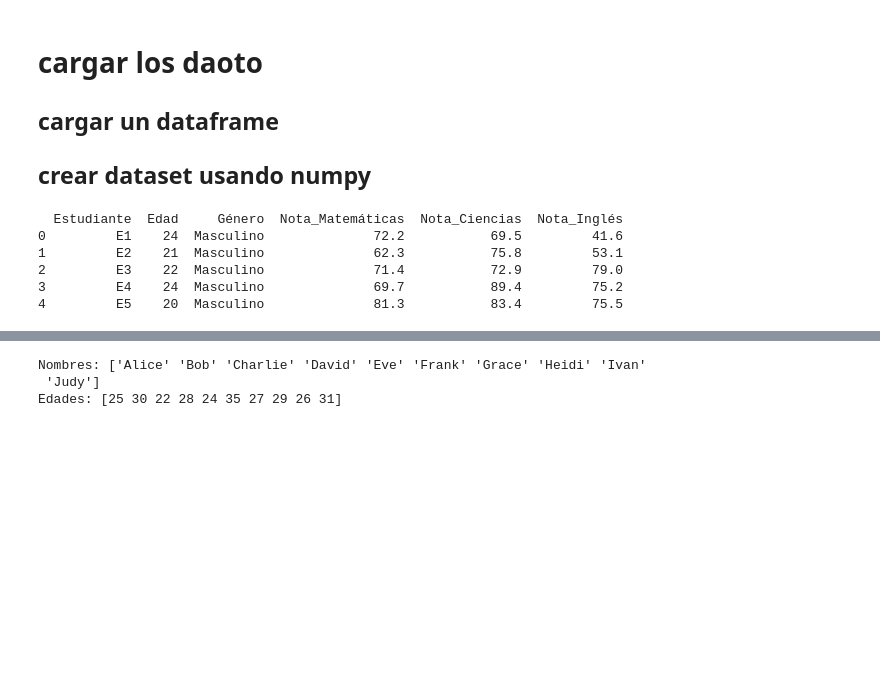
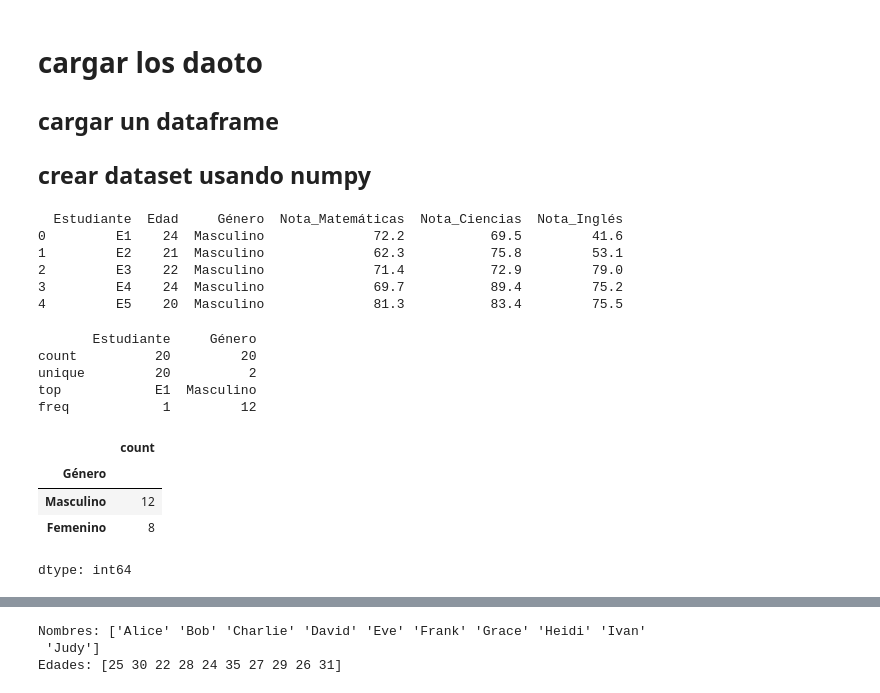
Before and after one commit to DAVIDCHIAC/apuntes_IA, a Jupyter notebook: Untitled9.ipynb, the cells around one changed output, grey strips where cells are left out. Drawn from its saved outputs; the diff is of its cells as text; code cells hidden in the pictures; blank space fills up the shorter version.

```diff
--- a/Untitled9.ipynb
+++ b/Untitled9.ipynb
@@ -33,3 +33,19 @@ print(df.head())
 2         E3    22  Masculino              71.4           72.9         79.0
 3         E4    24  Masculino              69.7           89.4         75.2
 4         E5    20  Masculino              81.3           83.4         75.5
+# %%
+print(df.describe(include="object"))
+# %% [output]
+       Estudiante     Género
+count          20         20
+unique         20          2
+top            E1  Masculino
+freq            1         12
+# %%
+df.Género.value_counts()
+# %% [output]
+|  | count |
+| Género |  |
+| Masculino | 12 |
+| Femenino | 8 |
+dtype: int64
```
Also changed, not shown: parts of 11 cells of this notebook.
